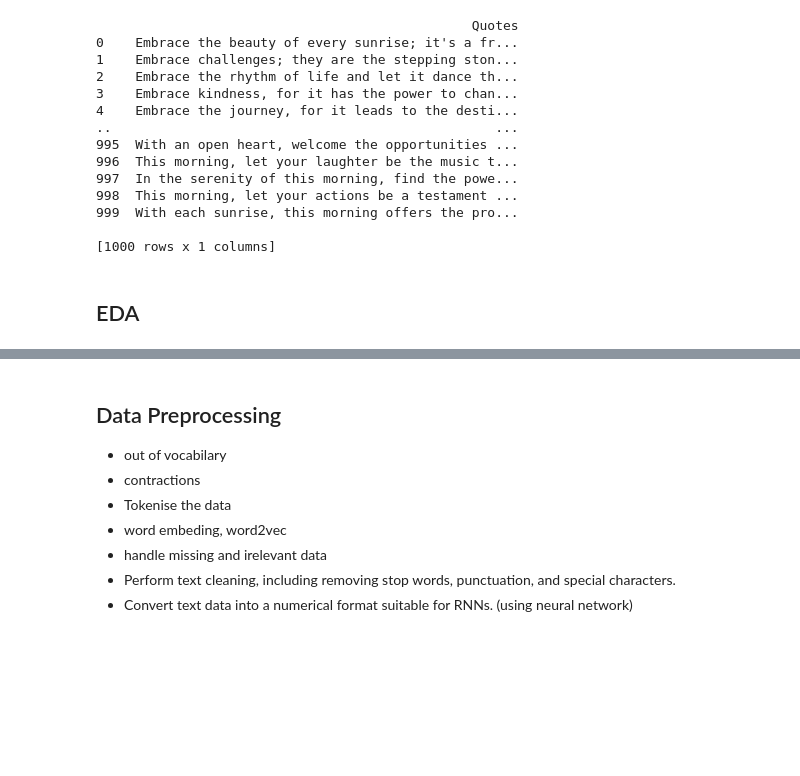
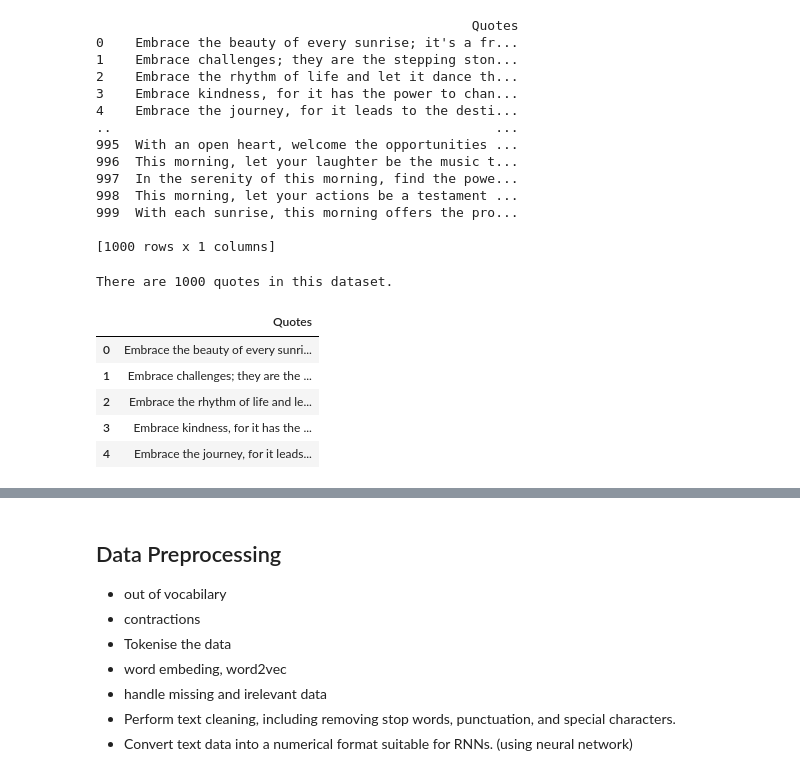
Before and after one commit to errnasty/Connvolution-and-Recurrent-Neural-Networks, a Jupyter notebook: RNN.ipynb, the cells around one changed output, grey strips where cells are left out. Saved outputs shown, nothing was run; the diff lists cells and outputs as text; code cells hidden in the pictures; blank space fills up the shorter version.

```diff
--- a/RNN.ipynb
+++ b/RNN.ipynb
@@ -49,5 +62,14 @@ print(df)
 999  With each sunrise, this morning offers the pro...
 
 [1000 rows x 1 columns]
-# %% [markdown]
-## EDA
+# %%
+print(f'There are {len(df)} quotes in this dataset.')
+df.head(5)
+# %% [output]
+There are 1000 quotes in this dataset.
+|  | Quotes |
+| 0 | Embrace the beauty of every sunri... |
+| 1 | Embrace challenges; they are the ... |
+| 2 | Embrace the rhythm of life and le... |
+| 3 | Embrace kindness, for it has the ... |
+| 4 | Embrace the journey, for it leads... |
```
Also changed, not shown: parts of 16 cells of this notebook.
